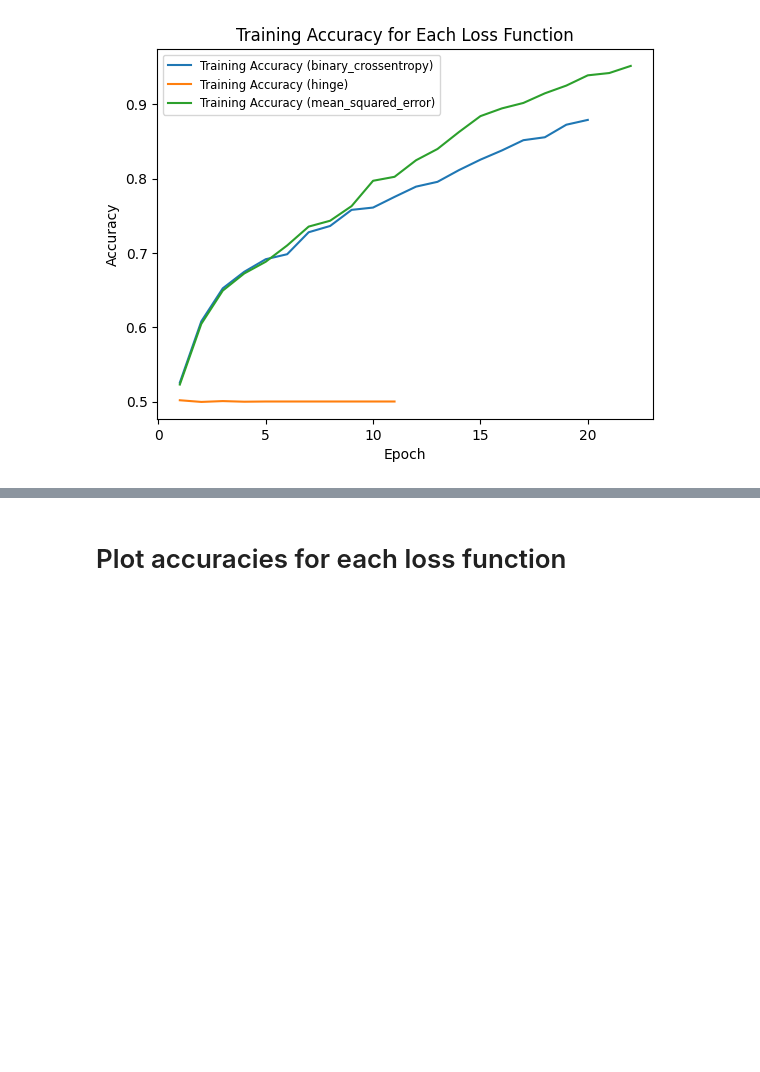
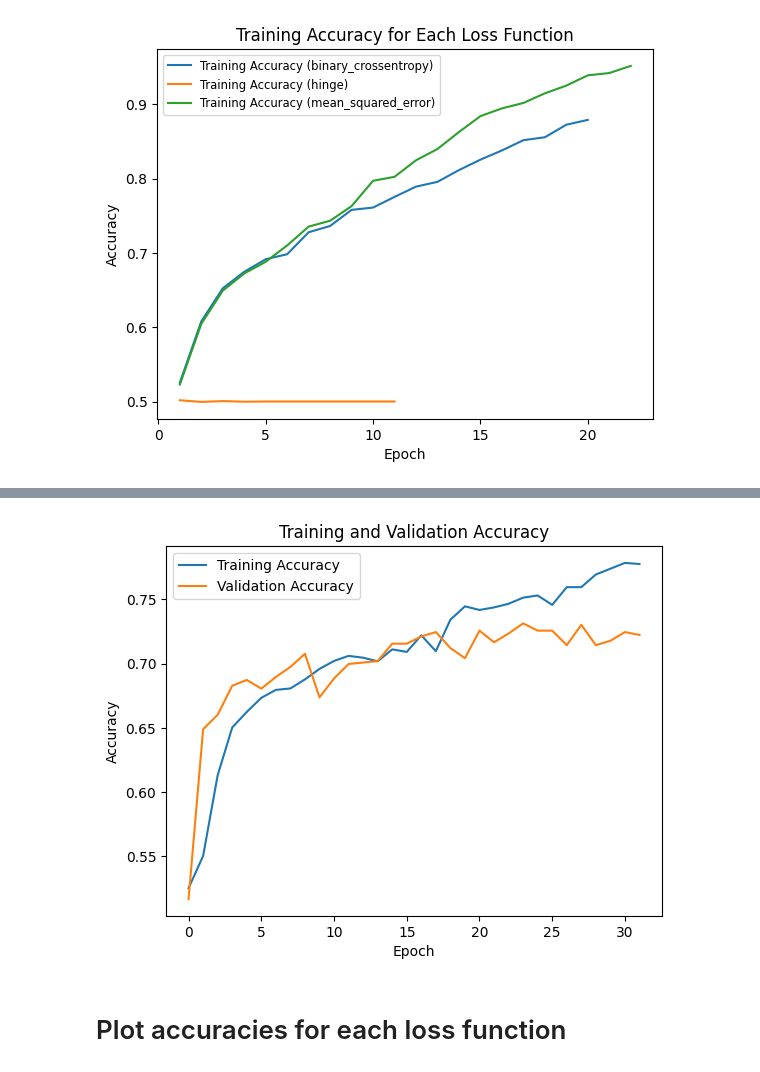
Before and after one commit to AltaafAlly/Image-classification-using-CNN, a Jupyter notebook: CNN_Final.ipynb, the cells around one changed output, grey strips where cells are left out. Drawn from its saved outputs; the diff is of its cells as text; code cells hidden in the pictures; blank space fills up the shorter version.

```diff
--- a/CNN_Final.ipynb
+++ b/CNN_Final.ipynb
@@ -159,0 +191,33 @@ plt.show()
+# %%
+# Define the model with dropout layers
+model = Sequential([
+    Conv2D(32, (3, 3), activation='relu', input_shape=(128, 128, 1)),
+    MaxPooling2D((2, 2)),
+    Dropout(0.2),  # Add dropout layer
+    Conv2D(64, (3, 3), activation='relu'),
+    MaxPooling2D((2, 2)),
+    Dropout(0.2),  # Add dropout layer
+    Conv2D(128, (3, 3), activation='relu'),
+    MaxPooling2D((2, 2)),
+    Dropout(0.2),  # Add dropout layer
+    Flatten(),
+    Dense(64, activation='relu'),
+    Dropout(0.5),  # Add dropout layer
+    Dense(1, activation='sigmoid')
+])
+
+# Compile the model with the current learning rate
+model.compile(optimizer='adam', loss='binary_crossentropy', metrics=['accuracy'])
+
+# Callbacks
+early_stopping = EarlyStopping(patience=10, restore_best_weights=True)
+model_checkpoint = ModelCheckpoint('best_model.keras', save_best_only=True)
+
+# Train the model with data augmentation
+history = model.fit(
+    train_generator,
+    epochs=50,
+    validation_data=validation_generator,
+    callbacks=[early_stopping, model_checkpoint],
+    verbose=1  # Set verbose to 1 to display training progress
+)
@@ -159,0 +245,13 @@ plt.show()
+# %%
+test_accuracy = model.evaluate(test_generator)
+print(f'Test accuracy: {test_accuracy[1]:.4f}')
+# Plot training and validation accuracy
+plt.plot(history.history['accuracy'], label='Training Accuracy')
+plt.plot(history.history['val_accuracy'], label='Validation Accuracy')
+
+plt.title('Training and Validation Accuracy')
+plt.xlabel('Epoch')
+plt.ylabel('Accuracy')
+plt.legend()
+plt.show()
+# %% [output]
@@ -160,3 +260,4 @@ plt.show()
+[figure, added]
 # %% [markdown]
 # Plot accuracies for each loss function
 # %%
```
Also changed, not shown: parts of 6 cells of this notebook, 1 other file.
